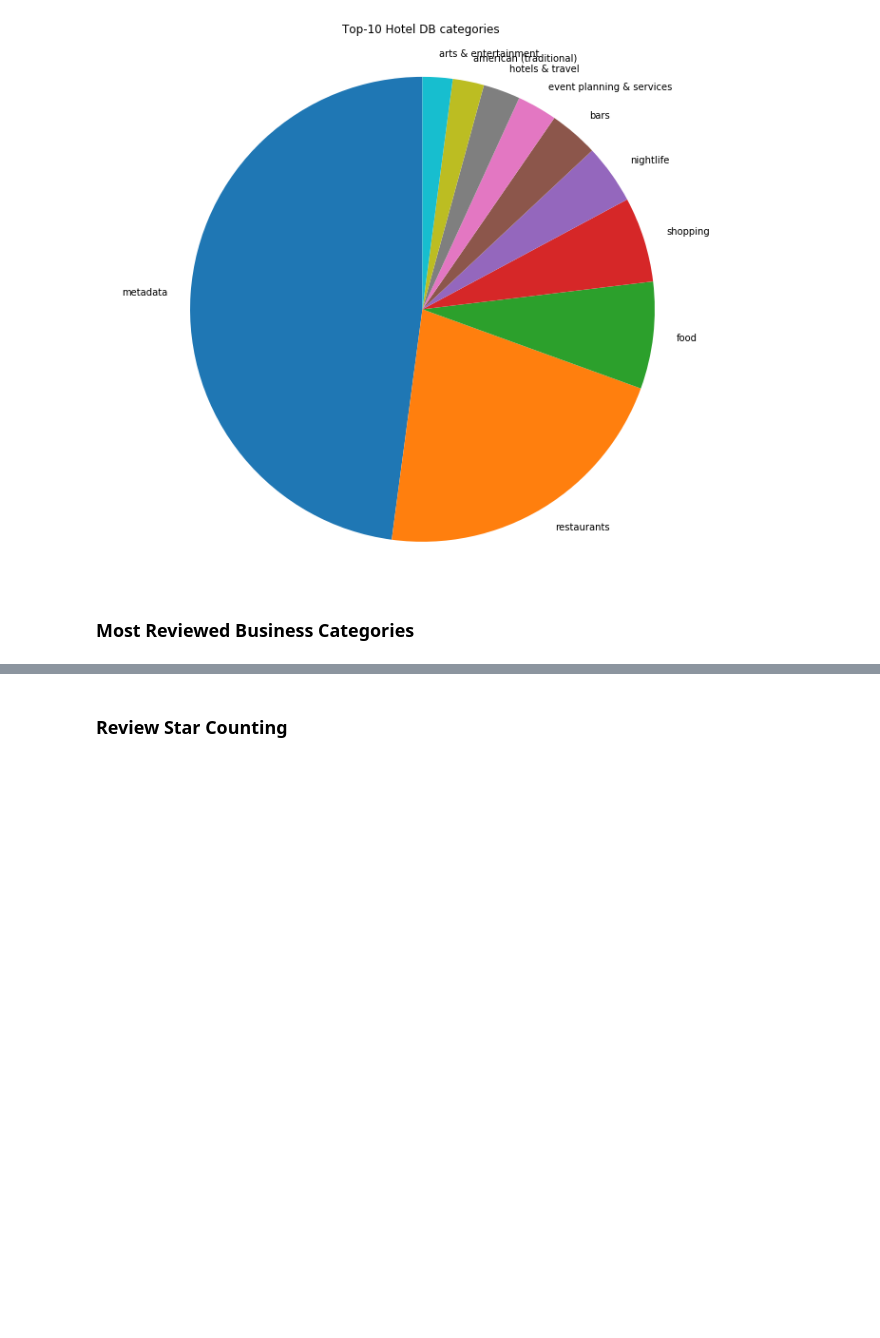
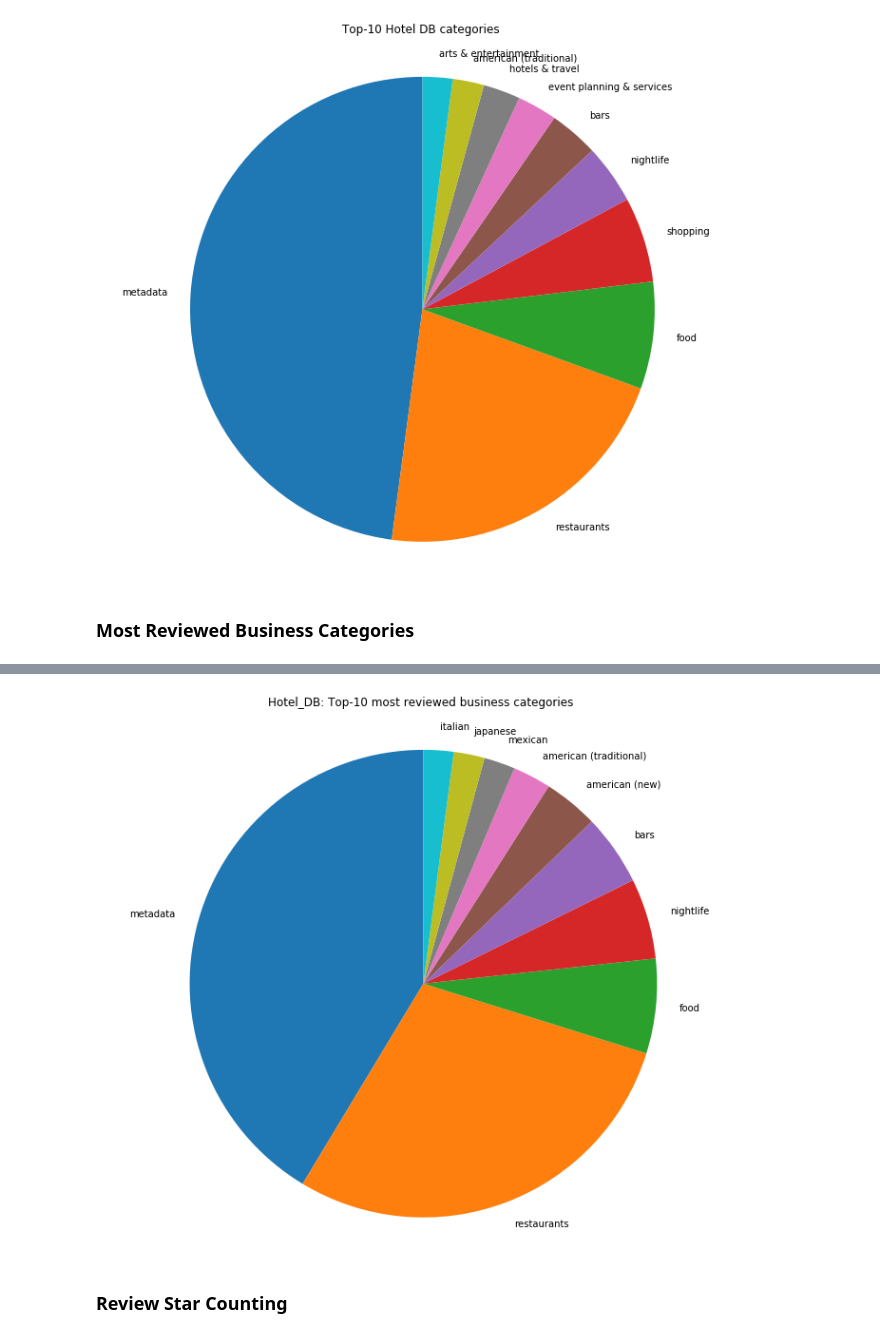
Before and after one commit to wh629/bds_project, a Jupyter notebook: Data Exploration_UIC.ipynb, the cells around one changed output, grey strips where cells are left out. Drawn from its saved outputs; the diff is of its cells as text; code cells hidden in the pictures; blank space fills up the shorter version.

```diff
--- a/Data Exploration_UIC.ipynb
+++ b/Data Exploration_UIC.ipynb
@@ -226,5 +241,7 @@ countReviews(res_rev_df, res_rest_df, "Restaurant DB", "restaurantID")
 # %%
-countReviews(hot_rev_df, hot_hot_df, "Hotel DB", "hotelID")
+countReviews(hot_hot_df, "Hotel DB")
+# %% [output]
+[figure, added]
 # %% [markdown]
 ### Review Star Counting
 # %%
```
Also changed, not shown: parts of 3 cells of this notebook, 1 other file.
